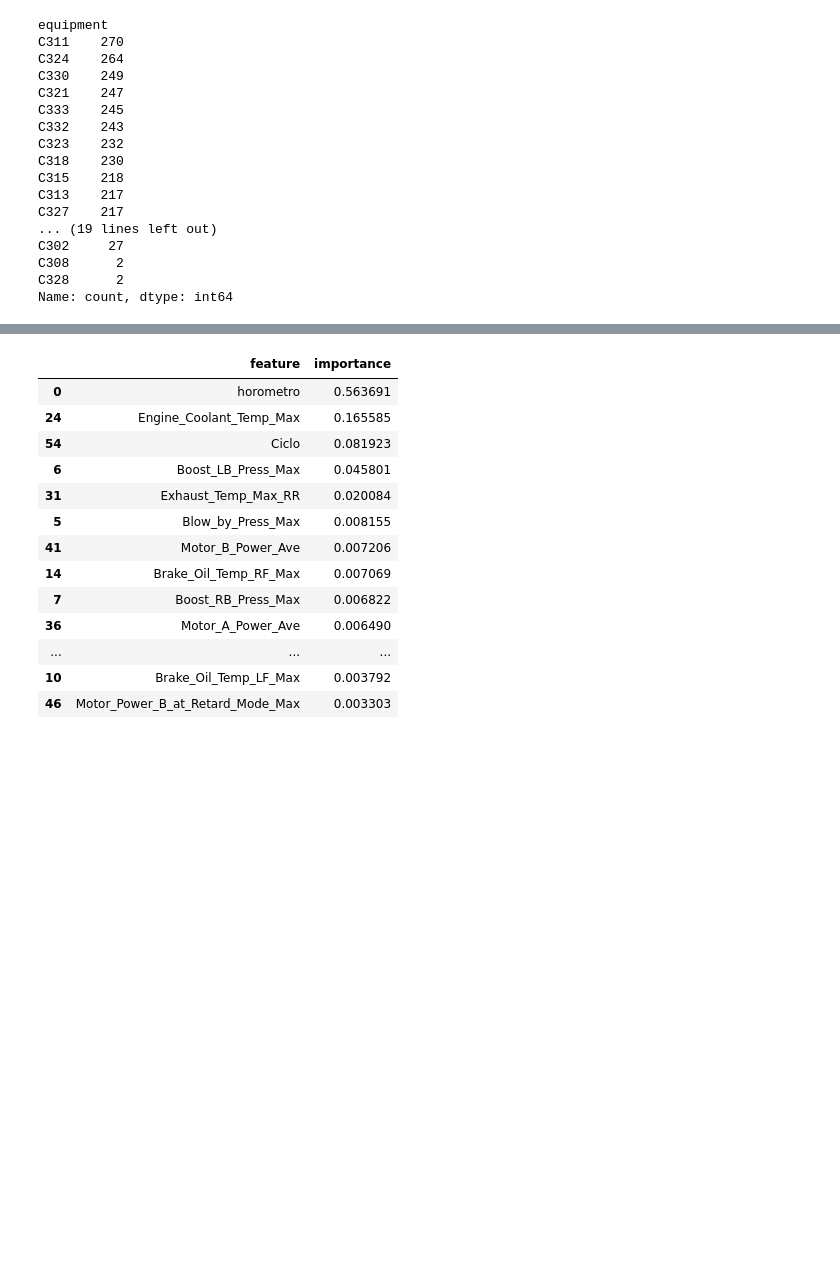
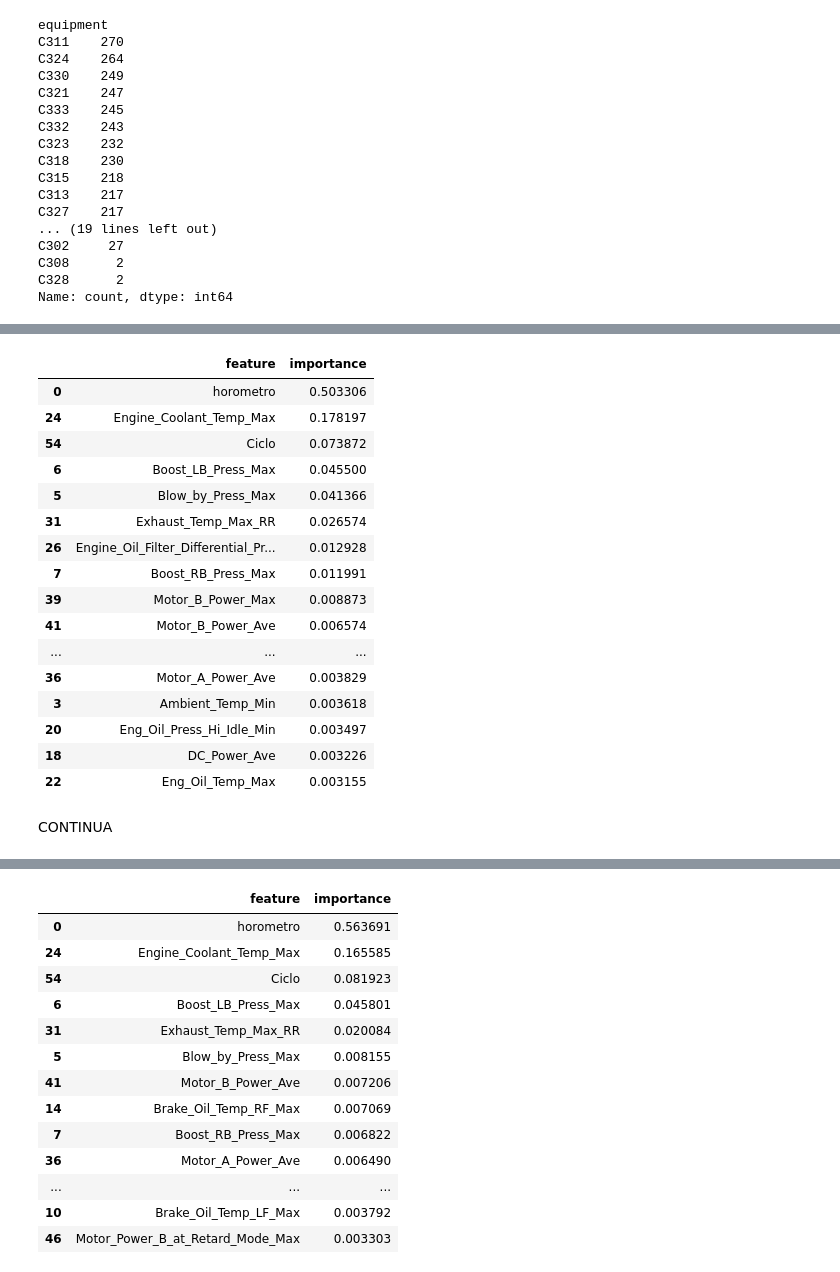
Before and after one commit to ETorresSacha/Prediccion-RULL, a Jupyter notebook: analisis_datos_reto.ipynb, the cells around one changed output, grey strips where cells are left out. Cells and saved outputs as stored; diff of their text form; code cells hidden in the pictures; blank space fills up the shorter version.

```diff
--- a/analisis_datos_reto.ipynb
+++ b/analisis_datos_reto.ipynb
@@ -125,4 +116,40 @@ data_C311.reset_index(drop=True)
 270 rows × 56 columns
+# %%
+# calcularemos la importancia de las variables (features)
+from sklearn.ensemble import RandomForestRegressor
+
+X = data_C311.drop(columns=["RUL_Horas"])
+y = data_C311["RUL_Horas"]
+
+model = RandomForestRegressor(n_estimators=200, random_state=42)
+model.fit(X, y)
+
+importancess = pd.DataFrame({
+    "feature": X.columns,
+    "importance": model.feature_importances_
+}).sort_values(by="importance", ascending=False)
+
+importancess.head(20)
+# %% [output]
+|  | feature | importance |
+| 0 | horometro | 0.503306 |
+| 24 | Engine_Coolant_Temp_Max | 0.178197 |
+| 54 | Ciclo | 0.073872 |
+| 6 | Boost_LB_Press_Max | 0.045500 |
+| 5 | Blow_by_Press_Max | 0.041366 |
+| 31 | Exhaust_Temp_Max_RR | 0.026574 |
+| 26 | Engine_Oil_Filter_Differential_Pr... | 0.012928 |
+| 7 | Boost_RB_Press_Max | 0.011991 |
+| 39 | Motor_B_Power_Max | 0.008873 |
+| 41 | Motor_B_Power_Ave | 0.006574 |
+| ... | ... | ... |
+| 36 | Motor_A_Power_Ave | 0.003829 |
+| 3 | Ambient_Temp_Min | 0.003618 |
+| 20 | Eng_Oil_Press_Hi_Idle_Min | 0.003497 |
+| 18 | DC_Power_Ave | 0.003226 |
+| 22 | Eng_Oil_Temp_Max | 0.003155 |
+# %% [markdown]
+CONTINUA
 # %%
 # Reemplazar NaN por la media en ese equipo
 data_C311 = data_C311.fillna(data_C311.mean(numeric_only=True))
```
Also changed, not shown: parts of 21 cells of this notebook.
